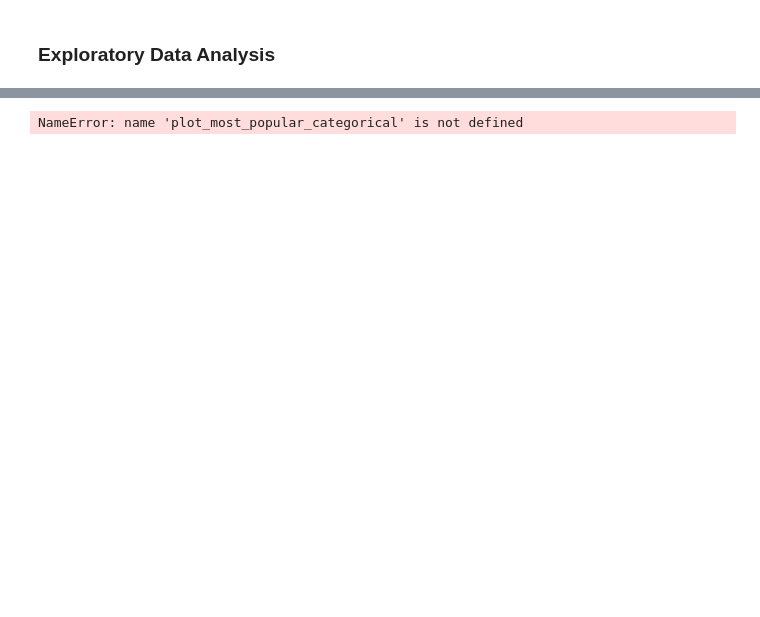
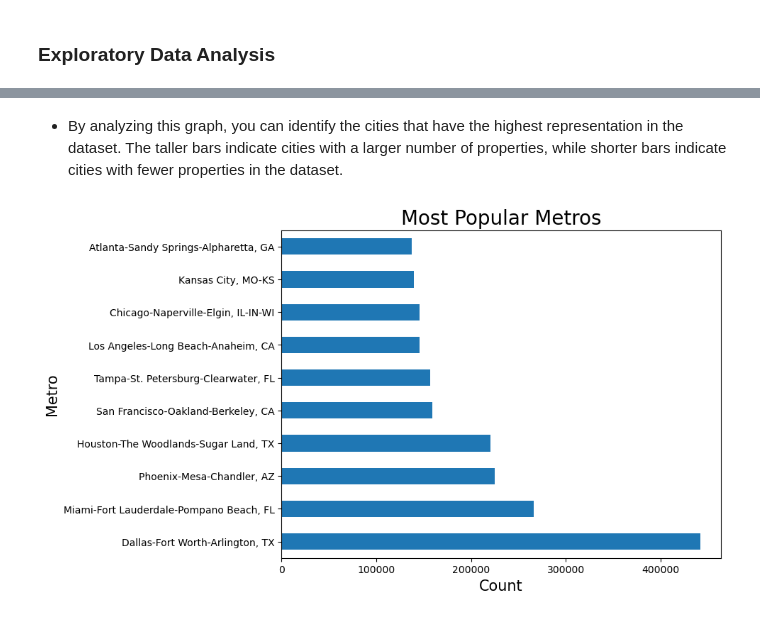
Before and after one commit to rodgersbunde/PHASE-4-PROJECT, a Jupyter notebook: Student.ipynb, the cells around one changed output, grey strips where cells are left out. Drawn from its saved outputs; the diff is of its cells as text; code cells hidden in the pictures; blank space fills up the shorter version.

```diff
--- a/Student.ipynb
+++ b/Student.ipynb
@@ -207,0 +228,17 @@ new_df.head()
+# %%
+def plot_most_popular_categorical(df, column, n=10, figsize=(8, 6)):
+    """
+    Plots the most popular datasets based on a given column in the dataset.
+
+    Args:
+        df (DataFrame): The pandas DataFrame containing the data.
+        column (str): The column to consider for counting.
+        n (int): The number of counties to plot (default: 10).
+        figsize (tuple): The figure size (default: (15, 8)).
+    """
+    plt.figure(figsize=figsize)
+    df[column].value_counts()[:n].plot(kind="barh")
+    plt.xlabel("Count", fontsize=15)
+    plt.ylabel(column, fontsize=15)
+    plt.title(f"Most Popular {column.capitalize()}s", fontsize=20)
+    plt.show()
@@ -207,0 +250,2 @@ new_df.head()
+# %% [markdown]
+- By analyzing this graph, you can identify the cities that have the highest representation in the dataset. The taller bars indicate cities with a larger number of properties, while shorter bars indicate cities with fewer properties in the dataset.
@@ -208,4 +254,4 @@ new_df.head()
 # %%
-plot_most_popular_categorical(new_df, "City")
+plot_most_popular_categorical(new_df, "Metro")
 # %% [output]
-NameError: name 'plot_most_popular_categorical' is not defined
+[figure, added]
```
Also changed, not shown: parts of 5 cells of this notebook.
